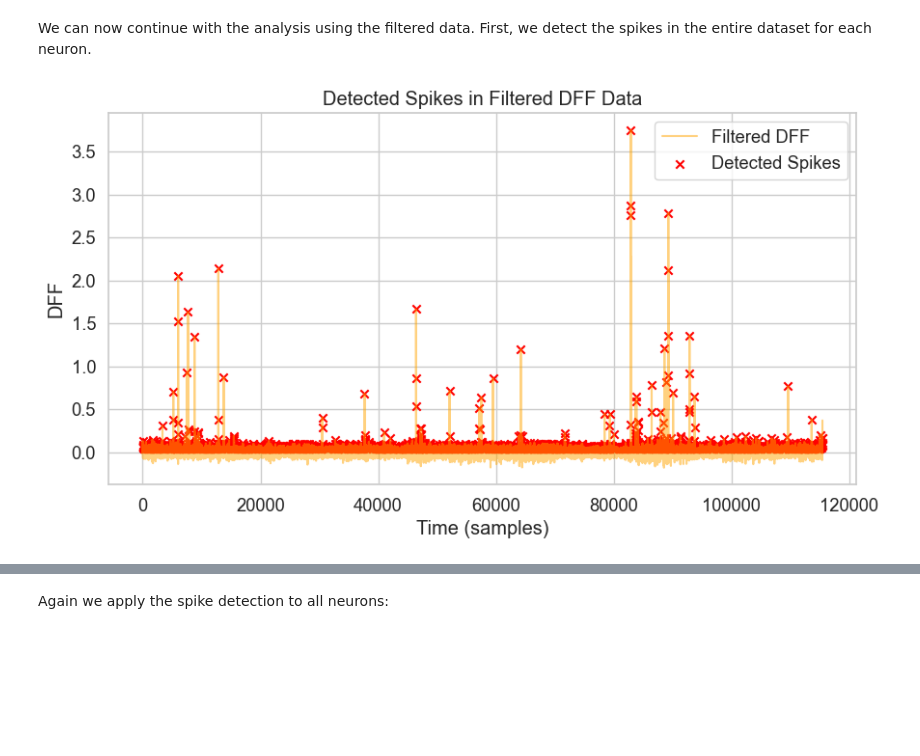
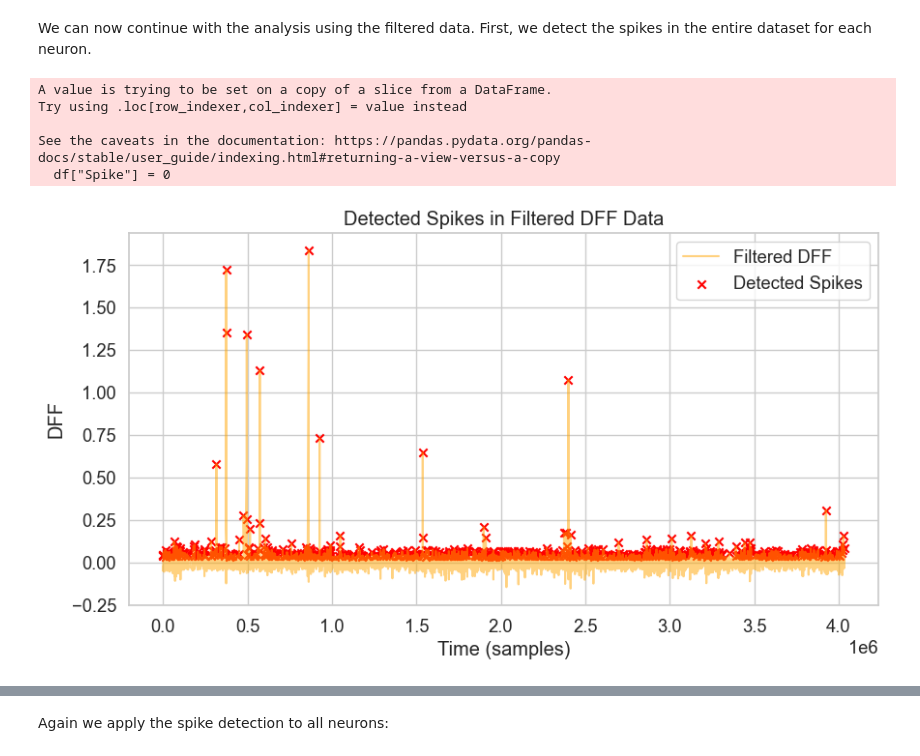
Before and after one commit to SaschaLeander/NeuralDataScience, a Jupyter notebook: FinalProject/practical01.ipynb, the cells around one changed output, grey strips where cells are left out. Drawn from its saved outputs; the diff is of its cells as text; code cells hidden in the pictures; blank space fills up the shorter version.

```diff
--- a/FinalProject/practical01.ipynb
+++ b/FinalProject/practical01.ipynb
@@ -170,0 +177,3 @@ plt.show()
+# %%
+stim_table = data["stim_table"]
+stim_epoch_table = data["stim_epoch_table"]
@@ -225,6 +360,5 @@ The filtering process has smoothed the signal, reducing noise while preserving t
 We can now therefore apply the filter to all neurons:
 # %%
 # apply filter to all neurons
-filtered_dff_all = np.array(
-    [butterworth_filter(d, cutoff=cut_off, fs=fs) for d in data["dff"]]
-)
+filtered_dff_df = butterworth_filter(dff_df, cutoff=cut_off, fs=fs)
+filtered_dff_df
@@ -234,15 +382,15 @@ filtered_dff_all = np.array(
 We can now continue with the analysis using the filtered data. First, we detect the spikes in the entire dataset for each neuron.
 # %%
 def detect_spikes(
-    x: np.ndarray, fs: float, N: int = 5, lockout: float = 1.0
+    df: pd.DataFrame, fs: float, N: int = 5, lockout: float = 1.0
 ) -> tuple[np.ndarray, np.ndarray, np.float64]:
     """Detect spikes in the signal x and compute a threshold.
 
     Parameters
     ----------
 
-    x: np.array (n_samples, n_channels)
-        The filtered signal from Task 1.
+    df: pd.DataFrame
+        The filtered DFF data.
 
     fs: float
         the sampling rate (in Hz).
@@ -277,6 +425,10 @@ def detect_spikes(
     Note: There are four channels in signal x.
 
     """
+    x = df[
+        "FilteredDFF"
+    ].values.flatten()  # extract the filtered DFF values from the dataframe
+
     # compute the robust s.d. and calculate the threshold
     sigma = np.median(np.abs(x - np.mean(x))) / 0.6745
     threshold = N * sigma
@@ -290,23 +442,42 @@ def detect_spikes(
 
     spike_times = peaks * (1000 / fs)  # convert to ms
 
-    return peaks, spike_times, threshold
+    # add col spikes to the dataframe
+    df["Spike"] = 0
+    df.loc[df.index[peaks], "Spike"] = 1
+
+    return df, spike_times, threshold
 # %%
-# detect spikes in the filtered dff data for example neuron 0
-filtered_dff = filtered_dff_all[0]  # Example neuron
-spikes, spike_times, threshold = detect_spikes(filtered_dff, fs=fs, N=N, lockout=1.0)
+# detect spikes in the filtered dff data for example neuron 1
+neuron1, spike_times, threshold = detect_spikes(
+    filtered_dff_df[filtered_dff_df["Neuron"] == 1], fs=fs, N=N, lockout=1.0
+)
 
 # plot the detected spikes
 plt.figure(figsize=(10, 5))
-plt.plot(filtered_dff, label="Filtered DFF", color="orange", alpha=0.5)
+plt.plot(
+    neuron1["FilteredDFF"],
+    label="Filtered DFF",
+    color="orange",
+    alpha=0.5,
+)
 plt.scatter(
-    spikes, filtered_dff[spikes], color="red", label="Detected Spikes", marker="x"
+    neuron1.index[neuron1["Spike"] == 1],
+    neuron1["FilteredDFF"][neuron1["Spike"] == 1],
+    color="red",
+    label="Detected Spikes",
+    marker="x",
 )
 plt.title("Detected Spikes in Filtered DFF Data")
 plt.xlabel("Time (samples)")
 plt.ylabel("DFF")
 plt.legend()
 plt.show()
 # %% [output]
+A value is trying to be set on a copy of a slice from a DataFrame.
+Try using .loc[row_indexer,col_indexer] = value instead
+
+See the caveats in the documentation: https://pandas.pydata.org/pandas-docs/stable/user_guide/indexing.html#returning-a-view-versus-a-copy
+  df["Spike"] = 0
-[figure, old version]
+[figure, new version]
 # %%
```
Also changed, not shown: parts of 35 cells of this notebook.
